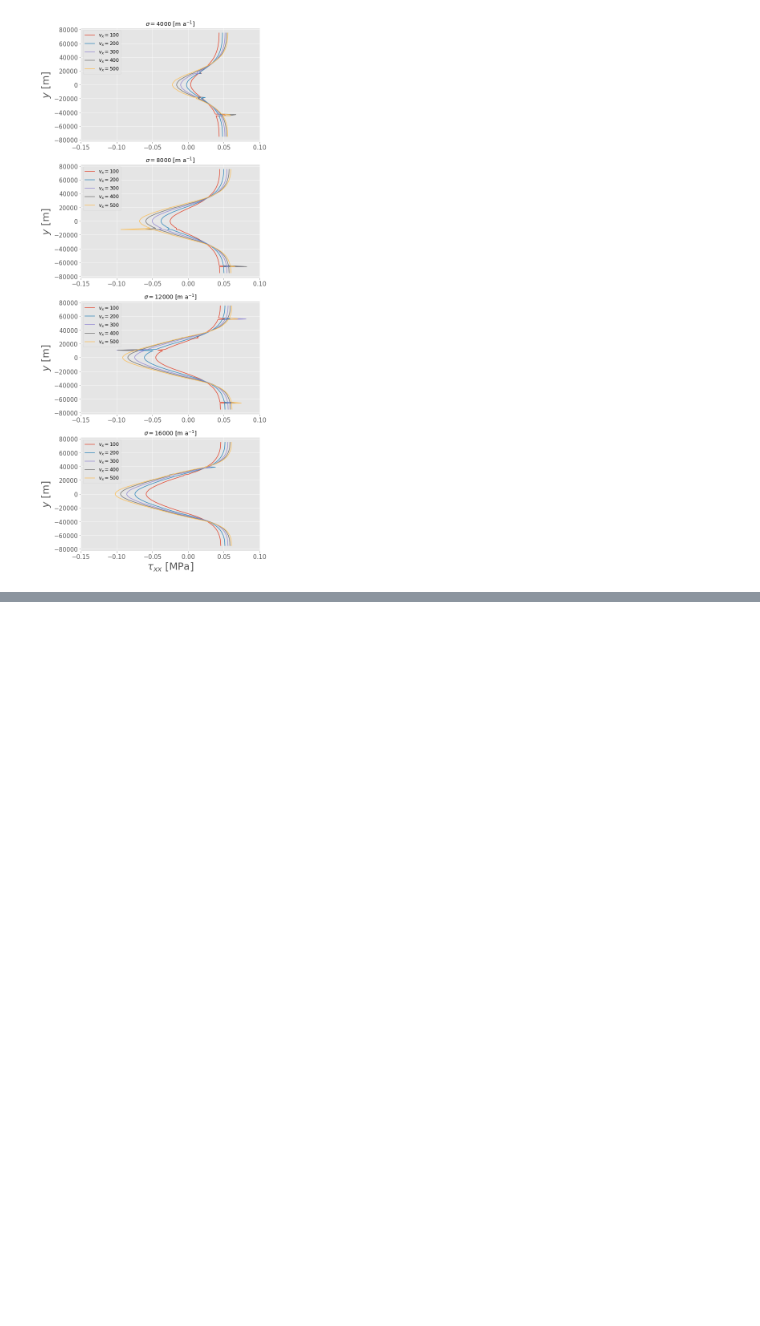
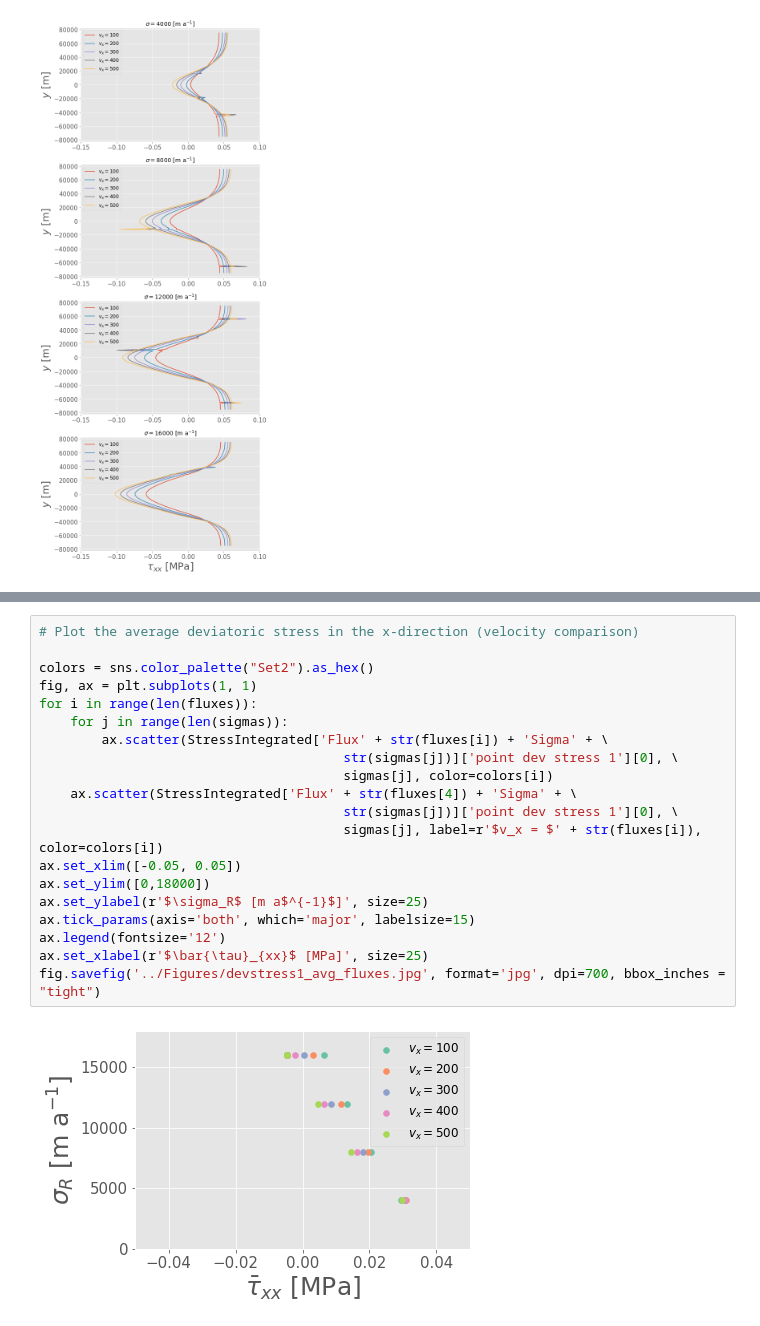
Before and after one commit to henryclara/ButtressingProject, a Jupyter notebook: Code/StressCalculationsUpdate.ipynb, the cells around one changed output, grey strips where cells are left out. Drawn from its saved outputs; the diff is of its cells as text; blank space fills up the shorter version.

```diff
--- a/Code/StressCalculationsUpdate.ipynb
+++ b/Code/StressCalculationsUpdate.ipynb
@@ -300,0 +347,22 @@ StressIntegrated['Flux' + str(fluxes[i]) + 'Sigma' + str(sigmas[j])]
+# %%
+# Plot the average deviatoric stress in the x-direction (velocity comparison)
+
+colors = sns.color_palette("Set2").as_hex()
+fig, ax = plt.subplots(1, 1)
+for i in range(len(fluxes)):
+    for j in range(len(sigmas)):
+        ax.scatter(StressIntegrated['Flux' + str(fluxes[i]) + 'Sigma' + \
+                                       str(sigmas[j])]['point dev stress 1'][0], \
+                                       sigmas[j], color=colors[i])
+    ax.scatter(StressIntegrated['Flux' + str(fluxes[4]) + 'Sigma' + \
+                                       str(sigmas[j])]['point dev stress 1'][0], \
+                                       sigmas[j], label=r'$v_x = $' + str(fluxes[i]), color=colors[i])
+ax.set_xlim([-0.05, 0.05])
+ax.set_ylim([0,18000])
+ax.set_ylabel(r'$\sigma_R$ [m a$^{-1}$]', size=25)
+ax.tick_params(axis='both', which='major', labelsize=15)
+ax.legend(fontsize='12')
+ax.set_xlabel(r'$\bar{\tau}_{xx}$ [MPa]', size=25)
+fig.savefig('../Figures/devstress1_avg_fluxes.jpg', format='jpg', dpi=700, bbox_inches = "tight")
+# %% [output]
+[figure, added]
```
Also changed, not shown: parts of 12 cells of this notebook, 2 other files.
